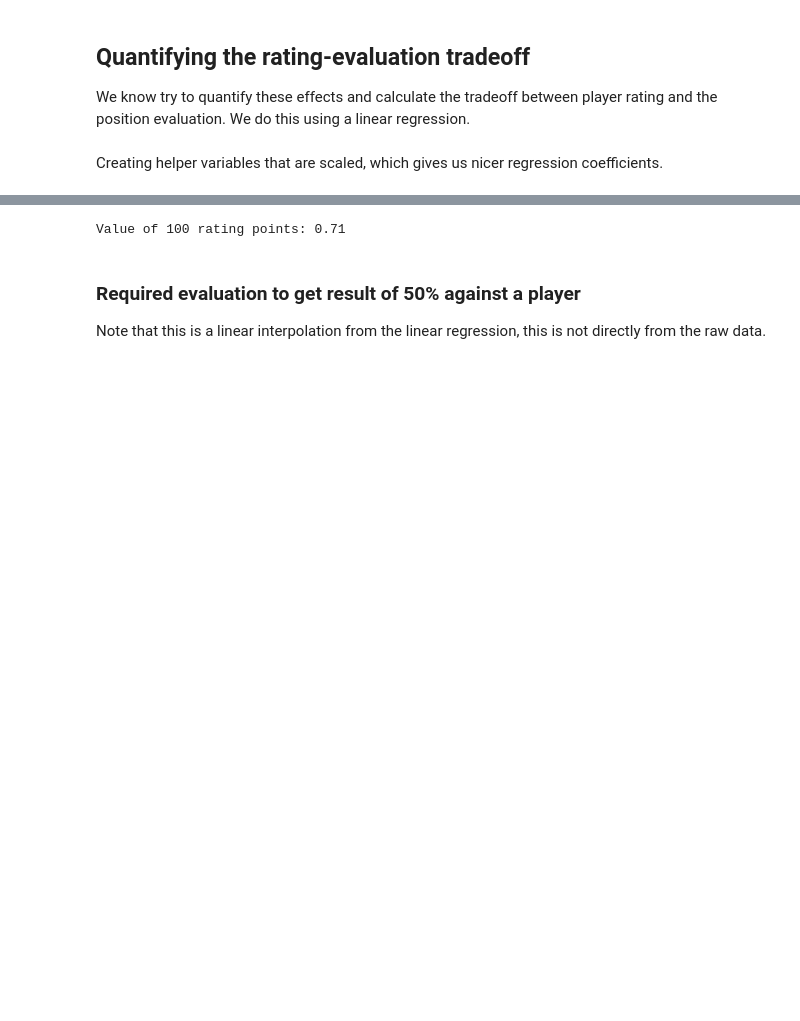
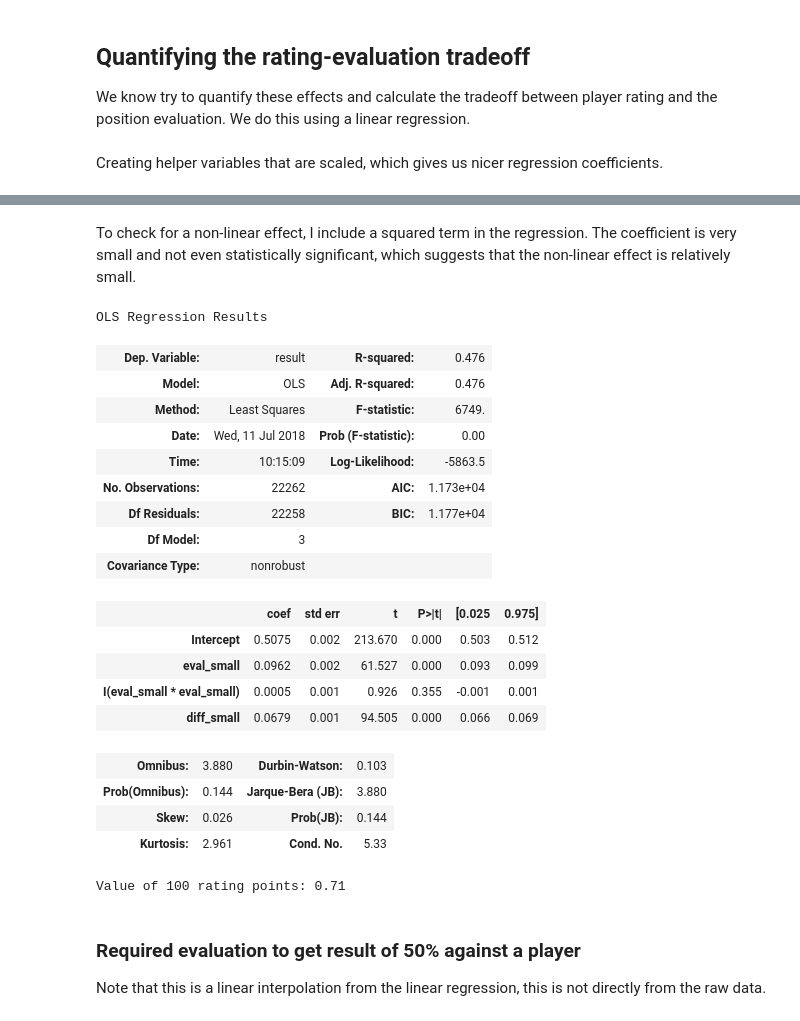
Before and after one commit to cgoldammer/chess-analysis, a Jupyter notebook: game_result_by_evaluation.ipynb, the cells around one changed output, grey strips where cells are left out. Drawn from its saved outputs; the diff is of its cells as text; code cells hidden in the pictures; blank space fills up the shorter version.

```diff
--- a/game_result_by_evaluation.ipynb
+++ b/game_result_by_evaluation.ipynb
@@ -176,6 +184,32 @@ OLS Regression Results
 | Prob(Omnibus): | 0.207 | Jarque-Bera (JB): | 3.154 |
 | Skew: | 0.023 | Prob(JB): | 0.207 |
 | Kurtosis: | 2.964 | Cond. No. | 3.25 |
+# %% [markdown]
+To check for a non-linear effect, I include a squared term in the regression. The coefficient is very small and not even statistically significant, which suggests that the non-linear effect is relatively small.
+# %%
+reg = smf.ols('result ~ eval_small + I(eval_small*eval_small) + diff_small', data=df_rejkjavik.query('-5 <= eval_small <= 5')).fit()
+params = reg.params
+reg.summary()
+# %% [output]
+OLS Regression Results
+| Dep. Variable: | result | R-squared: | 0.476 |
+| Model: | OLS | Adj. R-squared: | 0.476 |
+| Method: | Least Squares | F-statistic: | 6749. |
+| Date: | Wed, 11 Jul 2018 | Prob (F-statistic): | 0.00 |
+| Time: | 10:15:09 | Log-Likelihood: | -5863.5 |
+| No. Observations: | 22262 | AIC: | 1.173e+04 |
+| Df Residuals: | 22258 | BIC: | 1.177e+04 |
+| Df Model: | 3 |  |  |
+| Covariance Type: | nonrobust |  |  |
+|  | coef | std err | t | P>|t| | [0.025 | 0.975] |
+| Intercept | 0.5075 | 0.002 | 213.670 | 0.000 | 0.503 | 0.512 |
+| eval_small | 0.0962 | 0.002 | 61.527 | 0.000 | 0.093 | 0.099 |
+| I(eval_small * eval_small) | 0.0005 | 0.001 | 0.926 | 0.355 | -0.001 | 0.001 |
+| diff_small | 0.0679 | 0.001 | 94.505 | 0.000 | 0.066 | 0.069 |
+| Omnibus: | 3.880 | Durbin-Watson: | 0.103 |
+| Prob(Omnibus): | 0.144 | Jarque-Bera (JB): | 3.880 |
+| Skew: | 0.026 | Prob(JB): | 0.144 |
+| Kurtosis: | 2.961 | Cond. No. | 5.33 |
 # %%
 value_of_100_rating = params['diff_small'] / params['eval_small']
 print("Value of 100 rating points: %0.2f" % value_of_100_rating)
```
Also changed, not shown: parts of 4 cells of this notebook.
